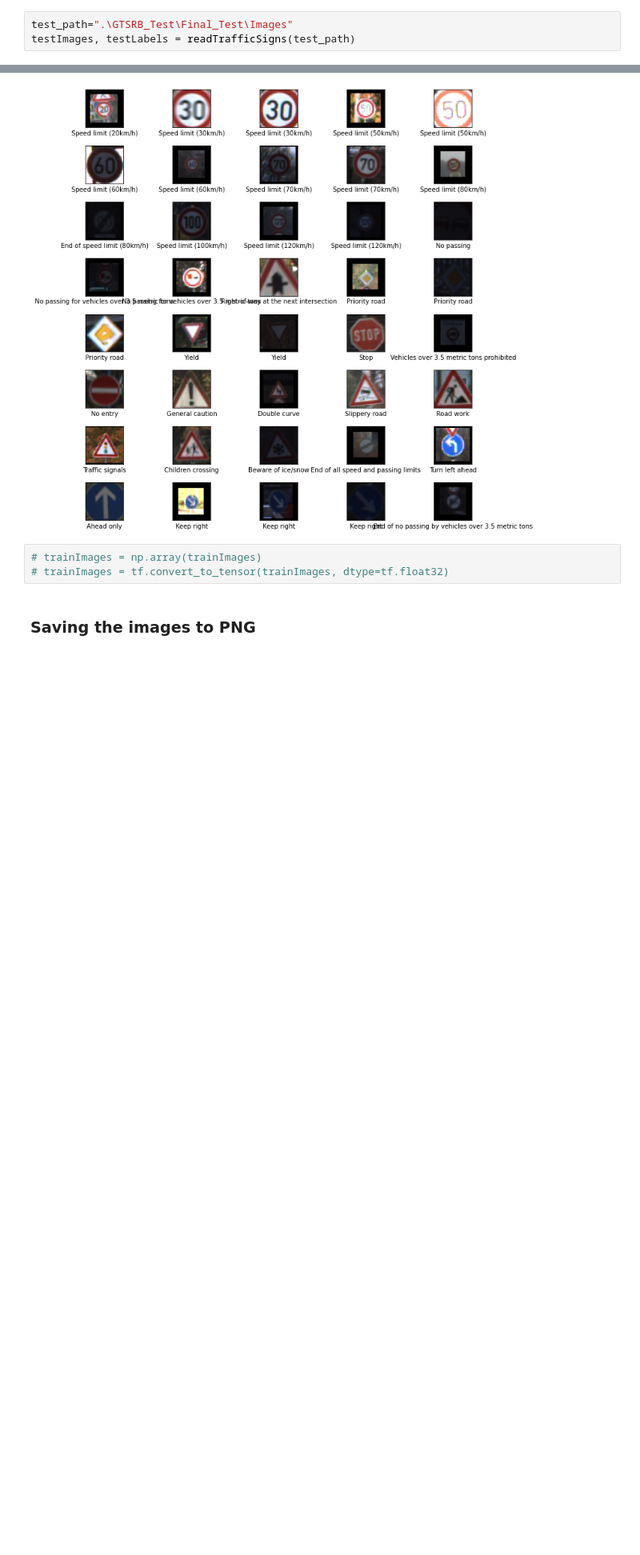
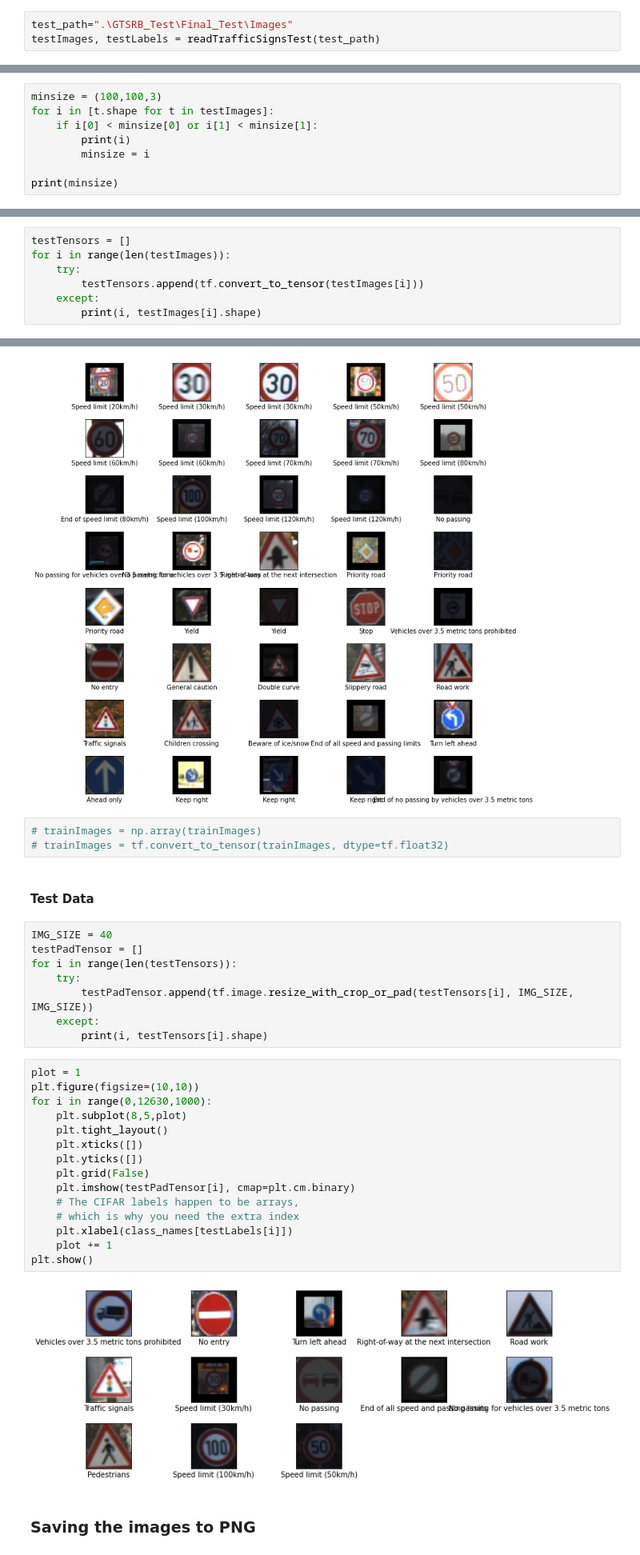
Before and after one commit to mehrotrasan16/NoisyGANMisclassifier, a Jupyter notebook: GTRSB_DataPreprocessing.ipynb, the cells around one changed output, grey strips where cells are left out. Shown: that part at 80% size. Cells and saved outputs as stored; diff of their text form; blank space fills up the shorter version.

Commit message:
backup point - working CNN; GAN sample; Data Preproc complete

```diff
--- a/GTRSB_CNN.ipynb
+++ b/GTRSB_DataPreprocessing.ipynb
@@ -135,3 +152,3 @@ for l, c in label_counts:
 # %%
 test_path=".\GTSRB_Test\Final_Test\Images"
-testImages, testLabels = readTrafficSigns(test_path)
+testImages, testLabels = readTrafficSignsTest(test_path)
@@ -192,0 +235,8 @@ print(minsize)
+# %%
+minsize = (100,100,3)
+for i in [t.shape for t in testImages]:
+    if i[0] < minsize[0] or i[1] < minsize[1]:
+        print(i)
+        minsize = i
+
+print(minsize)
@@ -205,0 +276,7 @@ len(trainTensors), len(trainImages)
+# %%
+testTensors = []
+for i in range(len(testImages)):
+    try:
+        testTensors.append(tf.convert_to_tensor(testImages[i]))
+    except:
+        print(i, testImages[i].shape)
@@ -233,6 +314,33 @@ plt.show()
 # %%
 # trainImages = np.array(trainImages)
 # trainImages = tf.convert_to_tensor(trainImages, dtype=tf.float32)
+# %% [markdown]
+#### Test Data
+# %%
+IMG_SIZE = 40
+testPadTensor = []
+for i in range(len(testTensors)):
+    try:
+        testPadTensor.append(tf.image.resize_with_crop_or_pad(testTensors[i], IMG_SIZE, IMG_SIZE))
+    except:
+        print(i, testTensors[i].shape)
+# %%
+plot = 1
+plt.figure(figsize=(10,10))
+for i in range(0,12630,1000):
+    plt.subplot(8,5,plot)
+    plt.tight_layout()
+    plt.xticks([])
+    plt.yticks([])
+    plt.grid(False)
+    plt.imshow(testPadTensor[i], cmap=plt.cm.binary)
+    # The CIFAR labels happen to be arrays,
+    # which is why you need the extra index
+    plt.xlabel(class_names[testLabels[i]])
+    plot += 1
+plt.show()
+# %% [output]
+[figure, added]
 # %% [markdown]
 ### Saving the images to PNG
 # %%
```
Also changed, not shown: parts of 25 cells of this notebook, 5 other files.
